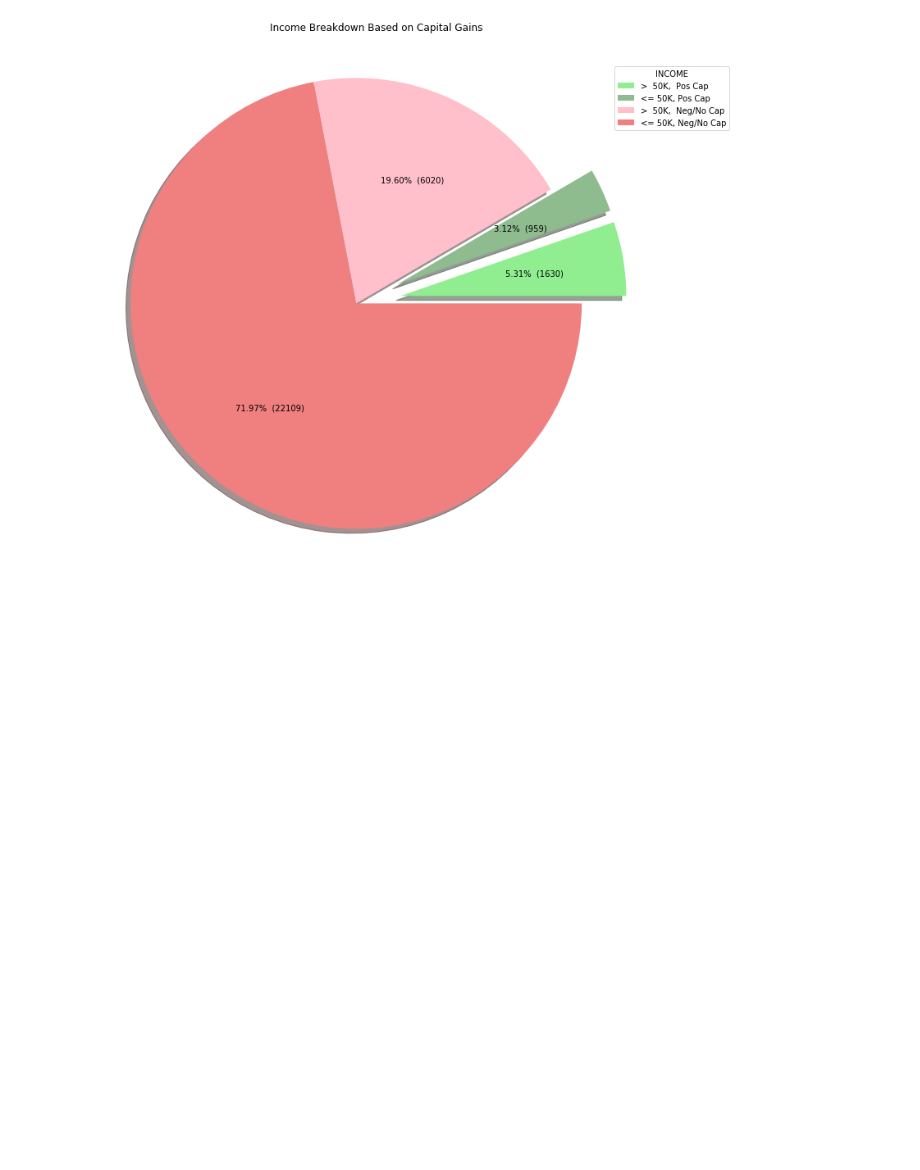
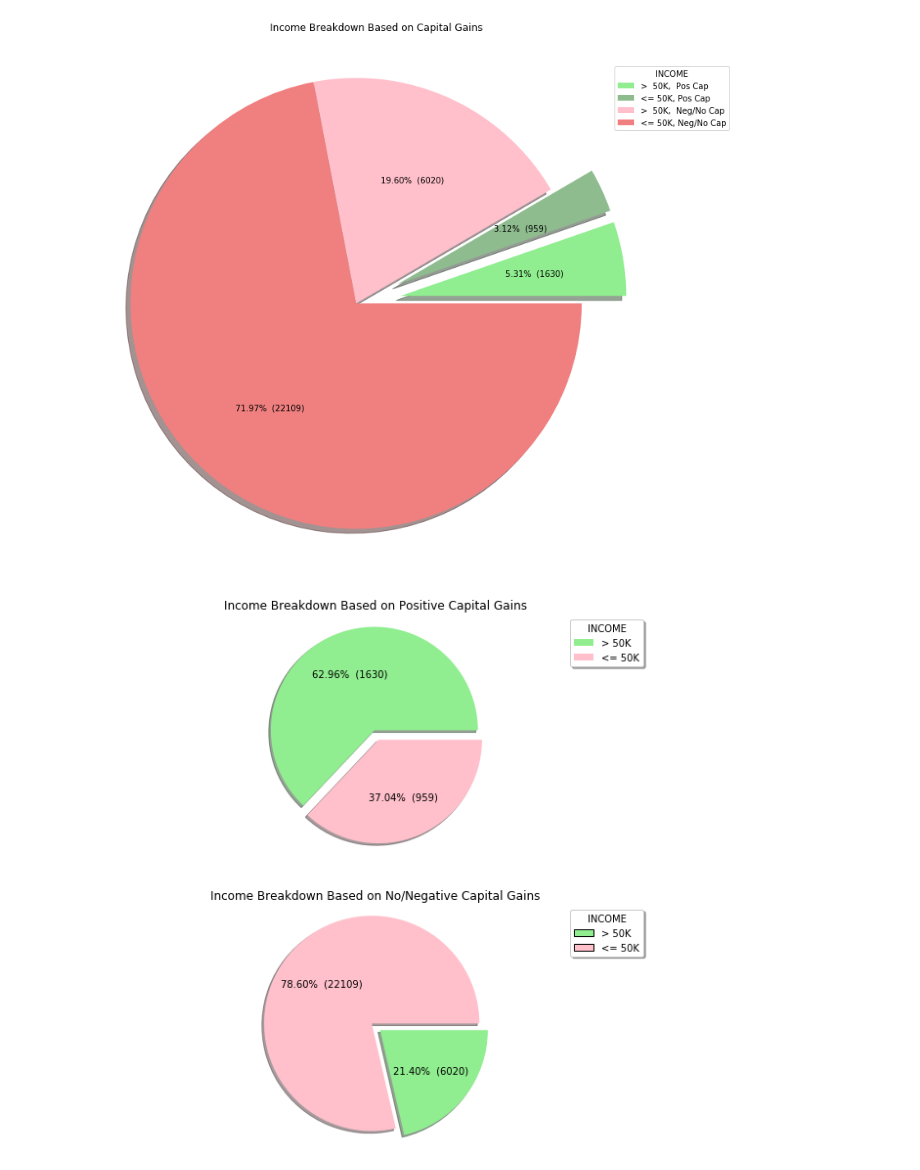
Before and after one commit to chibz3/finding_donors, a Jupyter notebook: workbook 3.ipynb, the cells around one changed output. Drawn from its saved outputs; the diff is of its cells as text; code cells hidden in the pictures; blank space fills up the shorter version.

Commit message:
add wkb3 income pie chart 2

```diff
--- a/workbook 3.ipynb
+++ b/workbook 3.ipynb
@@ -195,3 +195,34 @@ plt.legend(label, title='INCOME', bbox_to_anchor=(1.15, .95))
 # %% [output]
 <matplotlib.legend.Legend at 0x...>
 [figure]
+# %%
+# pie charts separating the Pos Capital Gains vs. the Neg/No Capital Gains
+import matplotlib.patches as mpatches
+%matplotlib inline
+
+caphigh = data[data['capital.gain'] > 0]
+caplow = data[data['capital.gain'] <= 0]
+
+caphigh_val = caphigh.over50K.value_counts()
+caplow_val = caplow.over50K.value_counts()
+colors1 = ['lightgreen', 'pink']
+colors2 = ['pink', 'lightgreen']
+
+fig = plt.figure(figsize=(10, 10))
+ax1 = fig.add_subplot(2, 1, 1)
+plt.pie(caphigh_val, shadow=True, explode=[0.1, 0], colors=colors1, autopct=make_autopct(caphigh_val))
+plt.axis('equal')
+plt.title('Income Breakdown Based on Positive Capital Gains')
+plt.legend(labels=['> 50K', '<= 50K'], frameon=True, shadow=True, title='INCOME')
+
+ax2 = fig.add_subplot(2, 1, 2)
+plt.pie(caplow_val, shadow=True, explode=[0.1, 0], colors=colors2, autopct=make_autopct(caplow_val))
+plt.axis('equal')
+plt.title('Income Breakdown Based on No/Negative Capital Gains')
+ax2_patch1 = mpatches.Patch(facecolor='lightgreen',  edgecolor='black', label='> 50K')
+ax2_patch2 = mpatches.Patch(facecolor='pink',  edgecolor='black', label='<= 50K')
+plt.legend(handles=[ax2_patch1, ax2_patch2], frameon=True, shadow=True, title='INCOME')
+
+plt.show()
+# %% [output]
+[figure, added]
```
